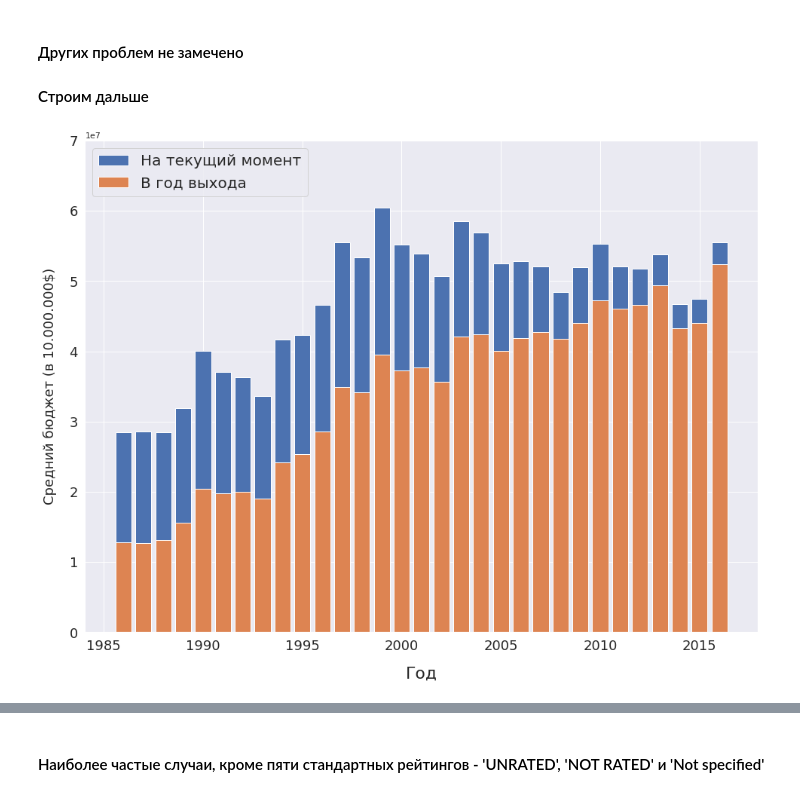
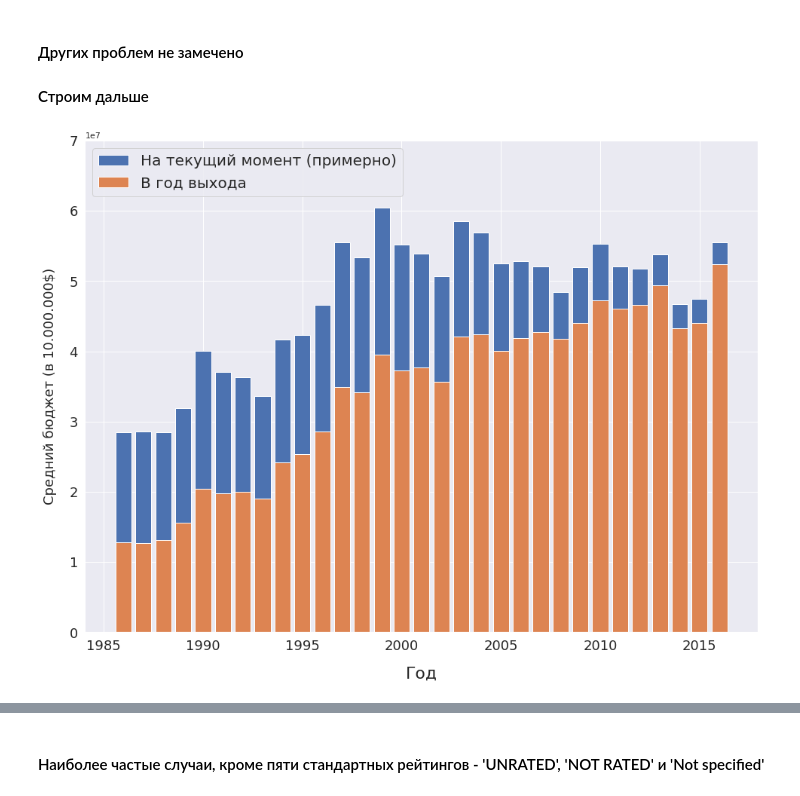
Before and after one commit to alexey-pismenny/EDA, a Jupyter notebook: vizualization.ipynb, the cells around one changed output, grey strips where cells are left out. Cells and saved outputs as stored; diff of their text form; code cells hidden in the pictures.

```diff
--- a/vizualization.ipynb
+++ b/vizualization.ipynb
@@ -166,16 +166,16 @@ for i in range(1986, 2017):
 # %%
 plt.ylim(0,  7* 10**7)
 plt.bar(new_mean_budget_by_year.keys(), new_mean_budget_by_year.values())
 plt.bar(mean_budget_by_year.keys(), mean_budget_by_year.values())
-plt.legend(['На текущий момент', 'В год выхода'], loc='upper left',  prop={'size': 20})#, bbox_to_anchor=(1, 1))
+plt.legend(['На текущий момент (примерно)', 'В год выхода'], loc='upper left',  prop={'size': 20})#, bbox_to_anchor=(1, 1))
 
 plt.xlabel("Год", labelpad=18, size=22)
 plt.ylabel("Средний бюджет (в 10.000.000$)", labelpad=16, size=18)
 plt.xticks(fontsize=18)
 plt.yticks(fontsize=18)
 plt.savefig('av_budget.png')
 # %% [output]
-[figure, old version]
+[figure, new version]
 # %%
 rating_by_year = pd.crosstab(data.year, data.rating)
 # %%
```
Also changed, not shown: parts of 4 cells of this notebook, 1 other file.
